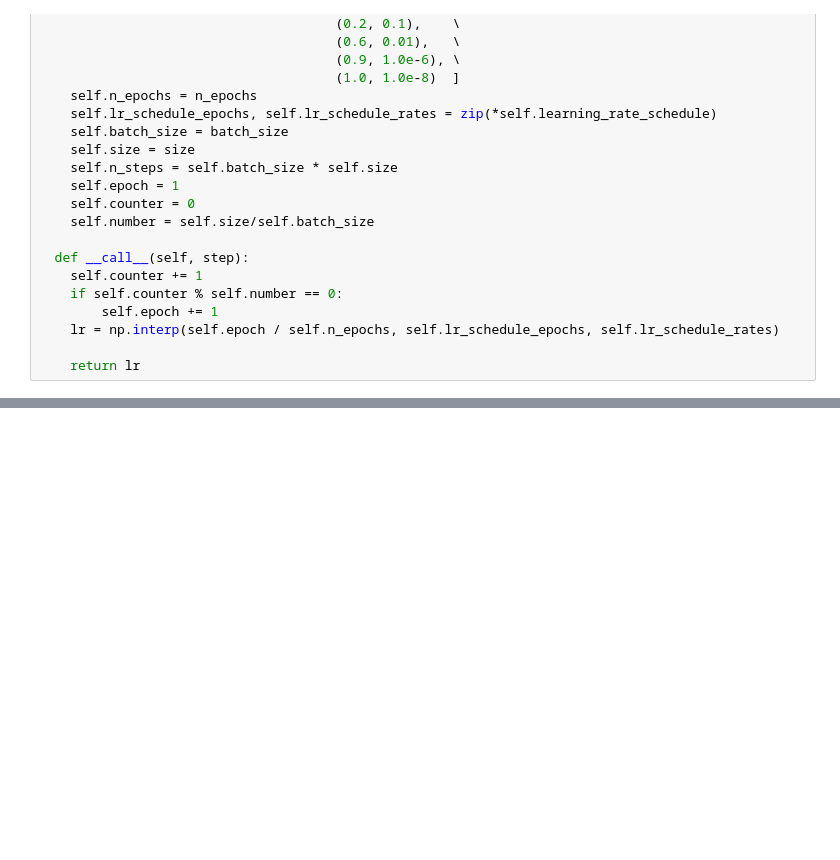
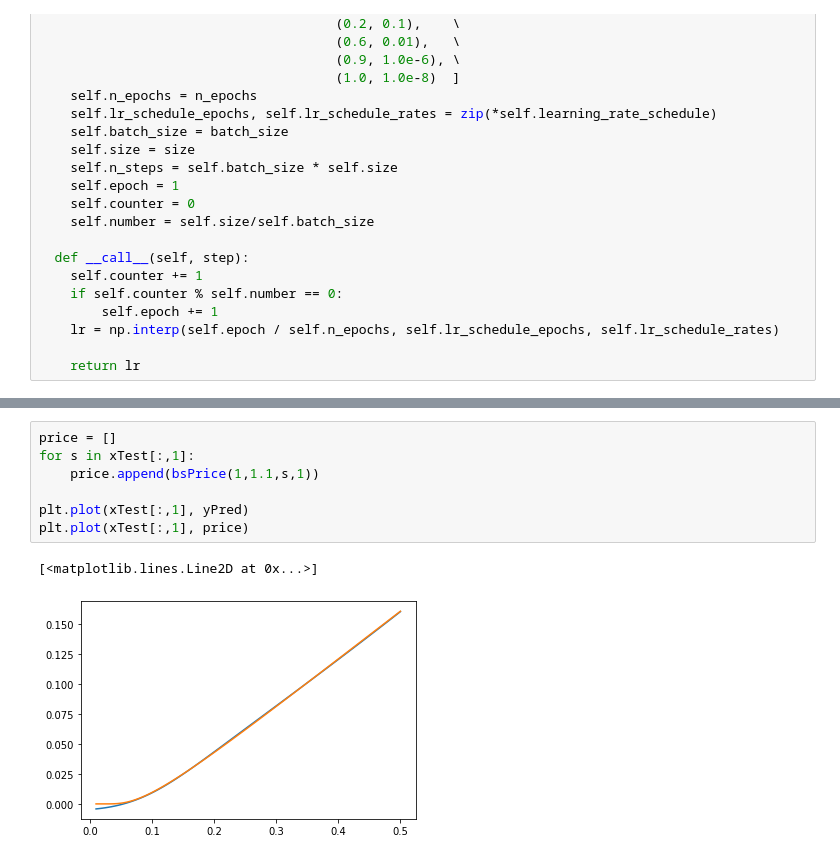
Before and after one commit to Zattera44/Speciale, a Jupyter notebook: deep_learning/diffDL_tf2.ipynb, the cells around one changed output, grey strips where cells are left out. Cells and saved outputs as stored; diff of their text form; blank space fills up the shorter version.

```diff
--- a/deep_learning/diffDL_tf2.ipynb
+++ b/deep_learning/diffDL_tf2.ipynb
@@ -402,0 +334,10 @@ ax2.tick_params(axis='y')
+# %%
+price = []
+for s in xTest[:,1]:
+    price.append(bsPrice(1,1.1,s,1))
+
+plt.plot(xTest[:,1], yPred)
+plt.plot(xTest[:,1], price)
+# %% [output]
+[<matplotlib.lines.Line2D at 0x...>]
+[figure, added]
```
Also changed, not shown: parts of 16 cells of this notebook, 18 other files.
